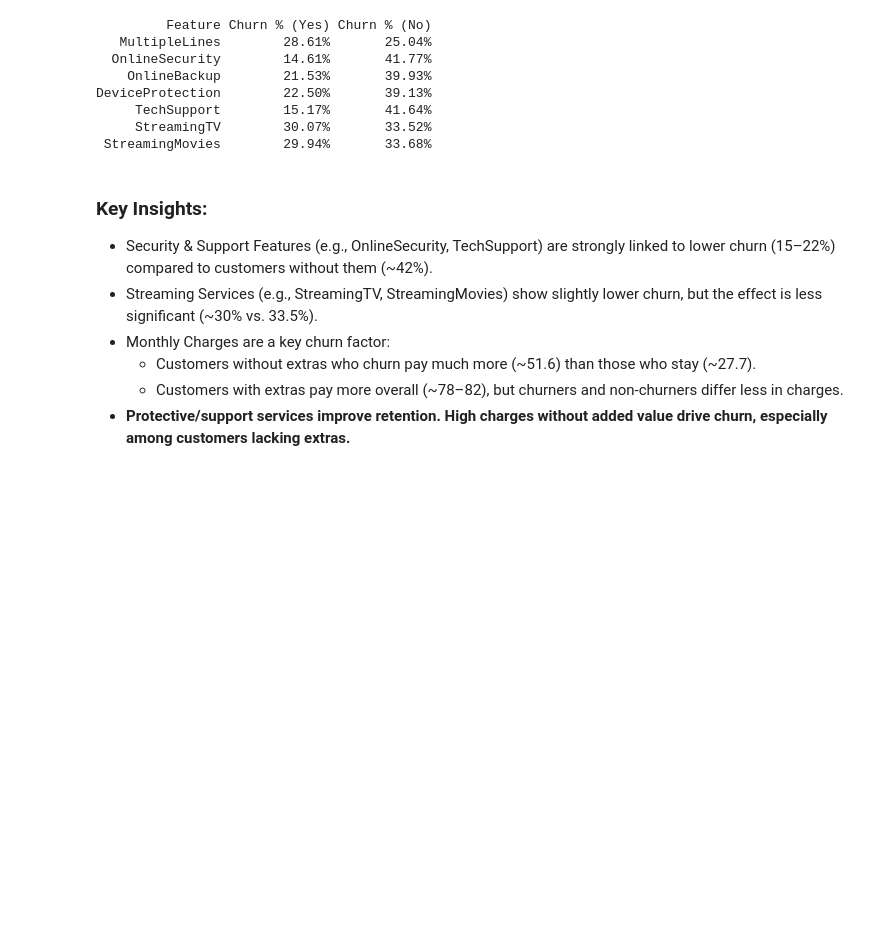
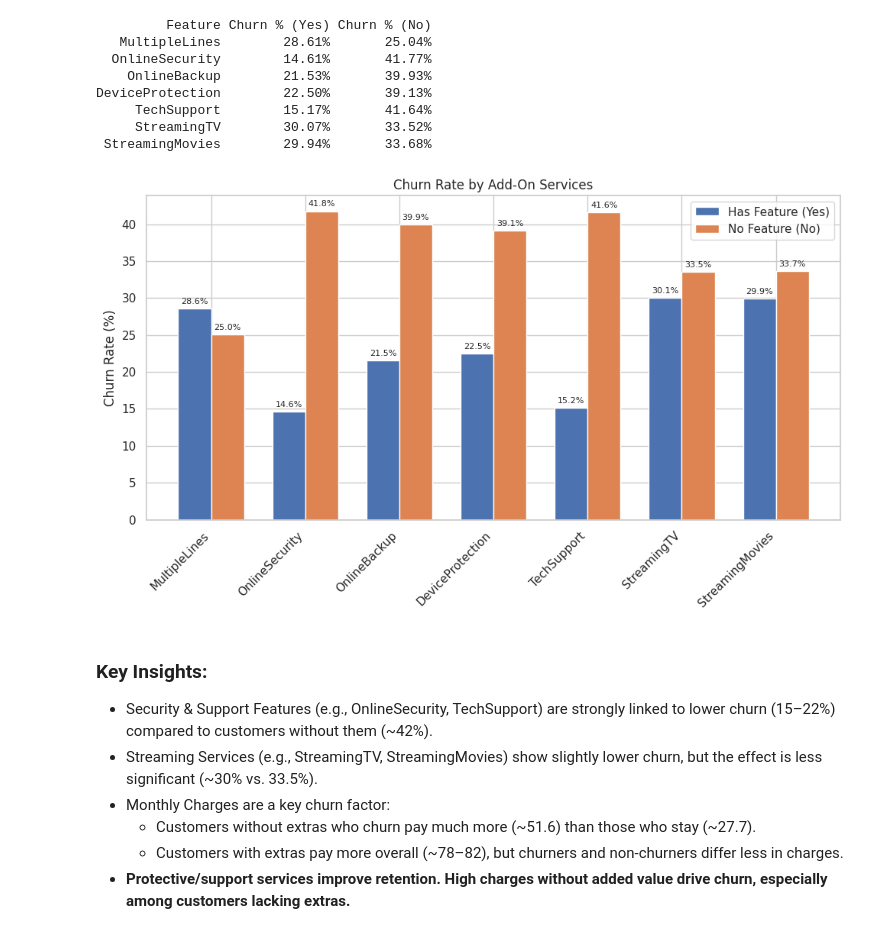
Before and after one commit to cindyyv/churn-analysis, a Jupyter notebook: notebook/telco-churn.ipynb, the cells around one changed output. Cells and saved outputs as stored; diff of their text form; code cells hidden in the pictures; blank space fills up the shorter version.

```diff
--- a/notebook/telco-churn.ipynb
+++ b/notebook/telco-churn.ipynb
@@ -909,6 +909,34 @@ DeviceProtection        22.50%       39.13%
      TechSupport        15.17%       41.64%
      StreamingTV        30.07%       33.52%
  StreamingMovies        29.94%       33.68%
+# %%
+churn_df['Churn % (Yes)'] = churn_df['Churn % (Yes)'].str.rstrip('%').astype(float)
+churn_df['Churn % (No)'] = churn_df['Churn % (No)'].str.rstrip('%').astype(float)
+
+features = churn_df['Feature']
+x = np.arange(len(features))
+width = 0.35
+
+fig, ax = plt.subplots(figsize=(10, 6))
+bars1 = ax.bar(x - width/2, churn_df['Churn % (Yes)'], width, label='Has Feature (Yes)')
+bars2 = ax.bar(x + width/2, churn_df['Churn % (No)'], width, label='No Feature (No)')
+
+ax.set_ylabel('Churn Rate (%)')
+ax.set_title('Churn Rate by Add-On Services')
+ax.set_xticks(x)
+ax.set_xticklabels(features, rotation=45, ha='right')
+ax.legend()
+
+for bar in bars1 + bars2:
+    height = bar.get_height()
+    ax.annotate(f'{height:.1f}%', xy=(bar.get_x() + bar.get_width() / 2, height),
+                xytext=(0, 3), textcoords='offset points',
+                ha='center', va='bottom', fontsize=8)
+
+plt.tight_layout()
+plt.show()
+# %% [output]
+[figure, added]
 # %% [markdown]
 ### Key Insights:
 * Security & Support Features (e.g., OnlineSecurity, TechSupport) are strongly linked to lower churn (15–22%) compared to customers without them (~42%).
```
Also changed, not shown: parts of 4 cells of this notebook, 1 other file.
